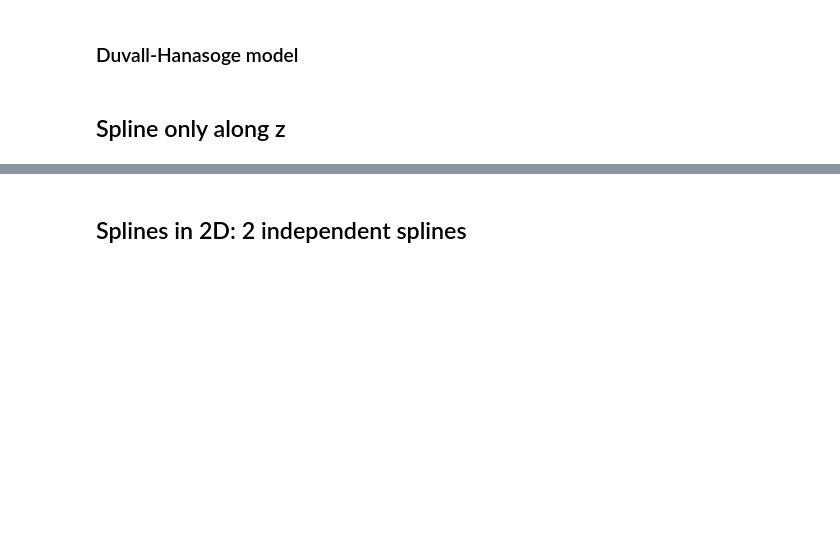
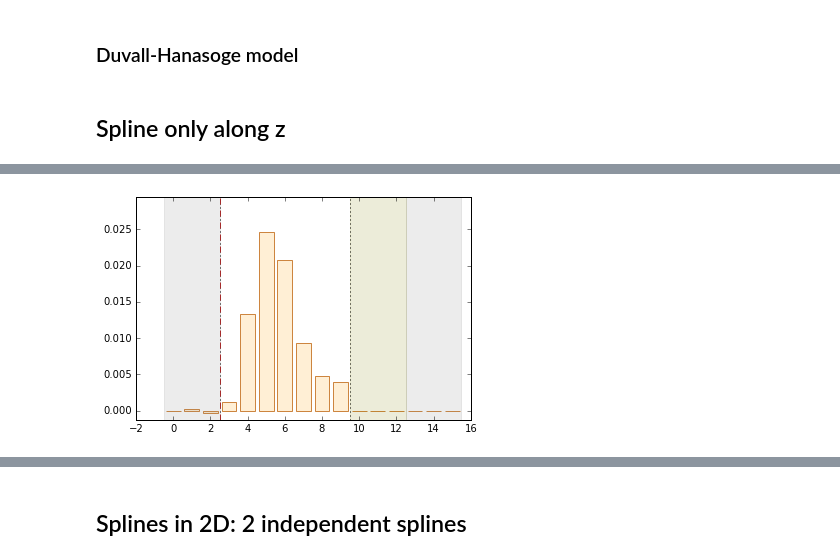
Before and after one commit to jishnub/sparc_flows, a Jupyter notebook: Supergranule_Spline.ipynb, the cells around one changed output, grey strips where cells are left out. Drawn from its saved outputs; the diff is of its cells as text; code cells hidden in the pictures; blank space fills up the shorter version.

```diff
--- a/Supergranule_Spline.ipynb
+++ b/Supergranule_Spline.ipynb
@@ -58 +124,12 @@ plt.plot(zspline,psi_spl_fit,'o',markersize=5,color="orange");
+# %%
+plt.bar(np.arange(cz1D_bottom.size)-0.4,cz1D_bottom,width=0.8,facecolor='papayawhip',edgecolor='peru');
+plt.axvline(c_surf_cutoff-0.5,color="black",ls="dotted");
+plt.axvline(kz+1-0.5,color="black",ls="dotted");
+plt.axvline(deep_z_cutoff_ind-0.5,color="brown",ls="dashed");
+plt.axvspan(-0.5,kz+1-0.5,color="grey",alpha=0.15)
+plt.axvspan(c_surf_cutoff-0.5,cz1D_bottom.size-0.5-(kz+1),color="olive",alpha=0.15)
+plt.axvspan(cz1D_bottom.size-0.5-(kz+1),cz1D_bottom.size-0.5,color="grey",alpha=0.15)
+plt.ylim(cz1D_bottom.min()-0.001,cz1D_bottom.max()*1.2);
+# %% [output]
+[figure, added]
 # %%
```
Also changed, not shown: parts of 27 cells of this notebook, 16 other files.
